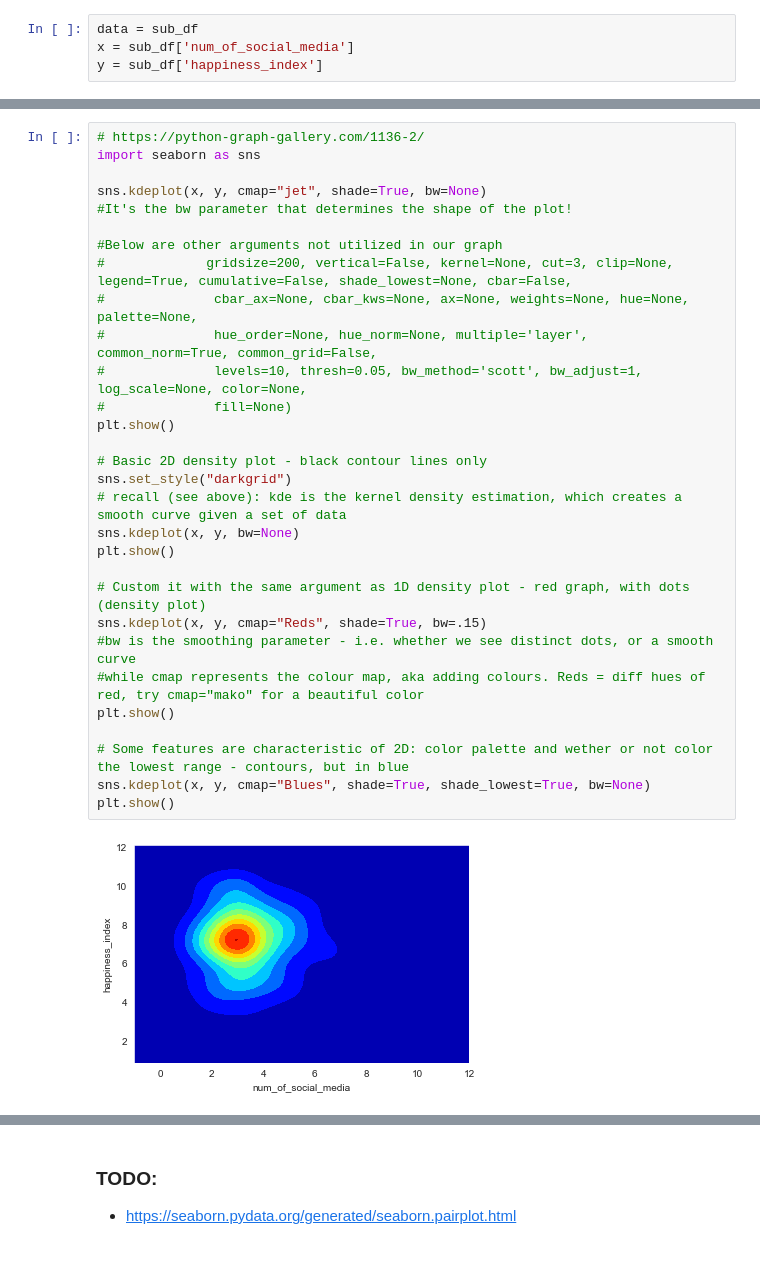
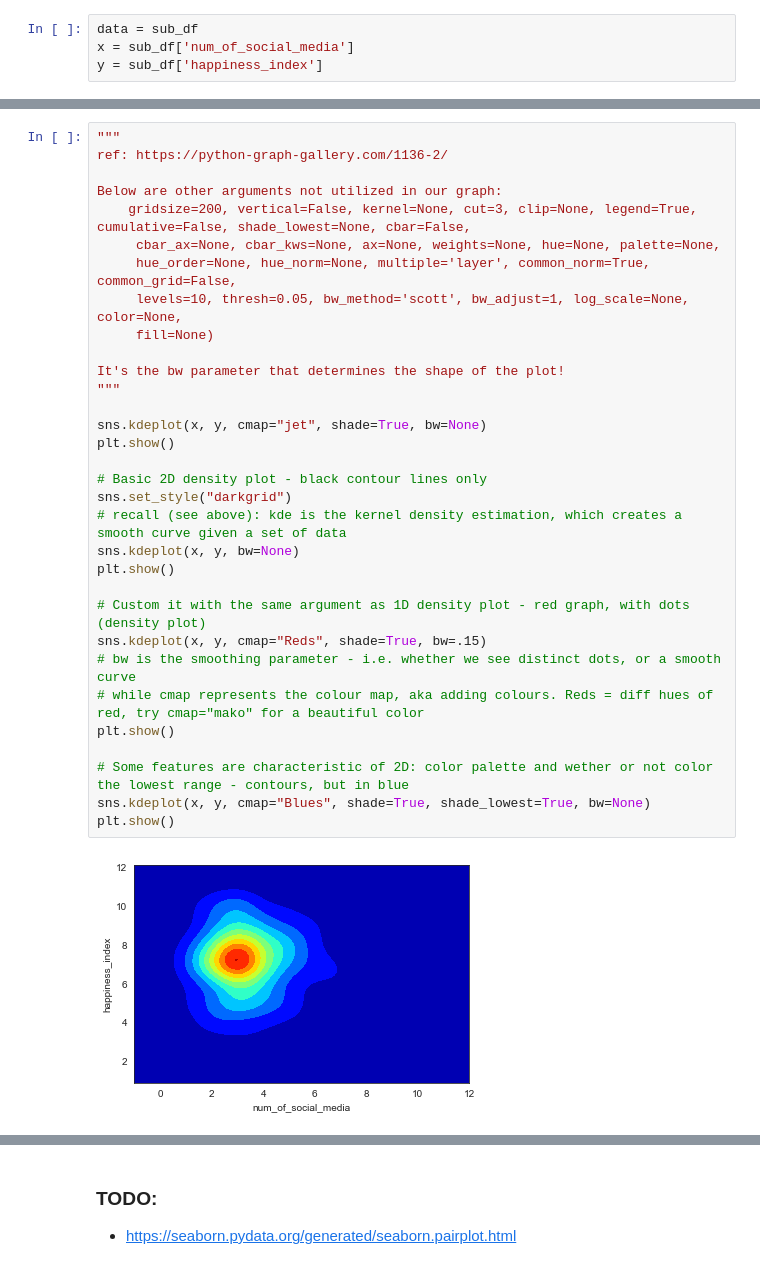
Before and after one commit to AllardQuek/The-pursuit-of-Happiness, a Jupyter notebook: Social_Media_and_Happiness.ipynb, the cells around one changed output, grey strips where cells are left out. Saved outputs shown, nothing was run; the diff lists cells and outputs as text.

```diff
--- a/Social_Media_and_Happiness.ipynb
+++ b/Social_Media_and_Happiness.ipynb
@@ -410,32 +356,34 @@ axes[2].hist2d(x, y, bins=nbins, cmap=plt.cm.BuGn_r)
 # %%
-# https://python-graph-gallery.com/1136-2/
-import seaborn as sns
+"""
+ref: https://python-graph-gallery.com/1136-2/
+
+Below are other arguments not utilized in our graph:
+    gridsize=200, vertical=False, kernel=None, cut=3, clip=None, legend=True, cumulative=False, shade_lowest=None, cbar=False,
+     cbar_ax=None, cbar_kws=None, ax=None, weights=None, hue=None, palette=None,
+     hue_order=None, hue_norm=None, multiple='layer', common_norm=True, common_grid=False,
+     levels=10, thresh=0.05, bw_method='scott', bw_adjust=1, log_scale=None, color=None,
+     fill=None)
+
+It's the bw parameter that determines the shape of the plot!
+"""
 
 sns.kdeplot(x, y, cmap="jet", shade=True, bw=None)
-#It's the bw parameter that determines the shape of the plot!
-
-#Below are other arguments not utilized in our graph
-#             gridsize=200, vertical=False, kernel=None, cut=3, clip=None, legend=True, cumulative=False, shade_lowest=None, cbar=False,
-#              cbar_ax=None, cbar_kws=None, ax=None, weights=None, hue=None, palette=None,
-#              hue_order=None, hue_norm=None, multiple='layer', common_norm=True, common_grid=False,
-#              levels=10, thresh=0.05, bw_method='scott', bw_adjust=1, log_scale=None, color=None,
-#              fill=None)
 plt.show()
 
 # Basic 2D density plot - black contour lines only
 sns.set_style("darkgrid")
 # recall (see above): kde is the kernel density estimation, which creates a smooth curve given a set of data
 sns.kdeplot(x, y, bw=None)
 plt.show()
 
 # Custom it with the same argument as 1D density plot - red graph, with dots (density plot)
 sns.kdeplot(x, y, cmap="Reds", shade=True, bw=.15)
-#bw is the smoothing parameter - i.e. whether we see distinct dots, or a smooth curve
-#while cmap represents the colour map, aka adding colours. Reds = diff hues of red, try cmap="mako" for a beautiful color
+# bw is the smoothing parameter - i.e. whether we see distinct dots, or a smooth curve
+# while cmap represents the colour map, aka adding colours. Reds = diff hues of red, try cmap="mako" for a beautiful color
 plt.show()
 
 # Some features are characteristic of 2D: color palette and wether or not color the lowest range - contours, but in blue
 sns.kdeplot(x, y, cmap="Blues", shade=True, shade_lowest=True, bw=None)
 plt.show()
 # %% [output]
-[figure, old version]
+[figure, new version]
```
Also changed, not shown: parts of 30 cells of this notebook.
